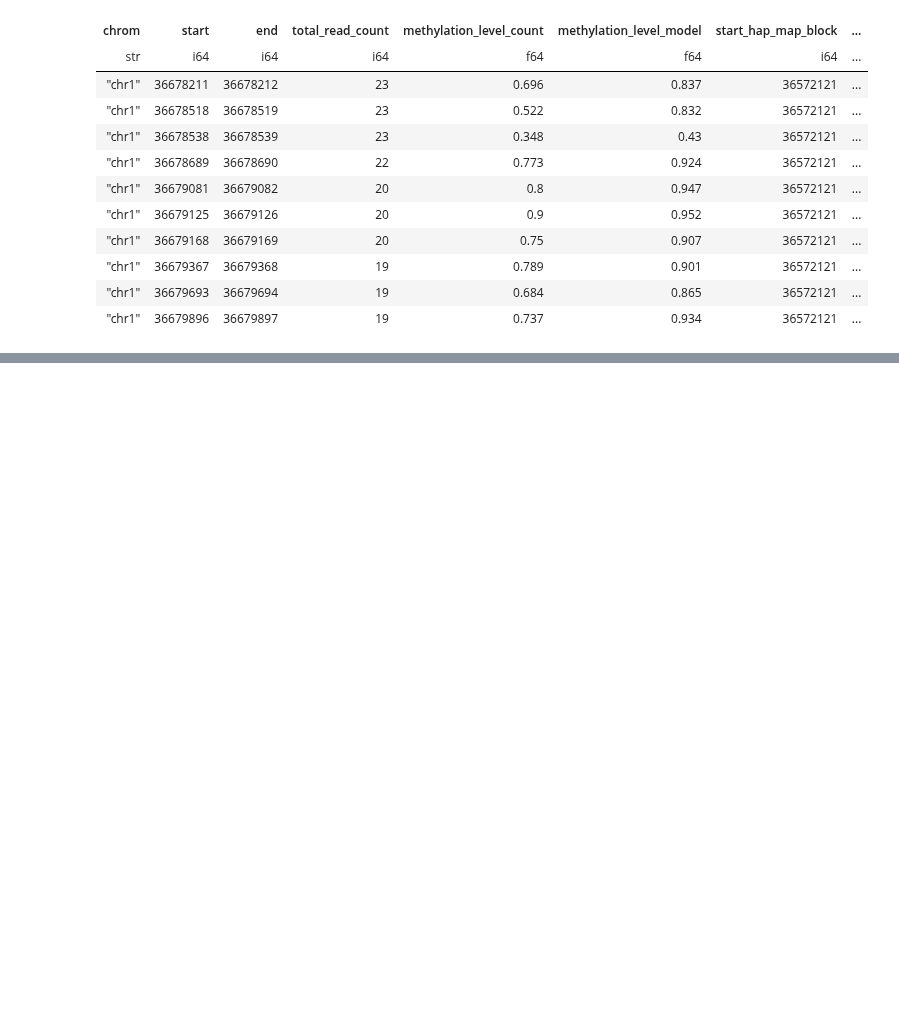
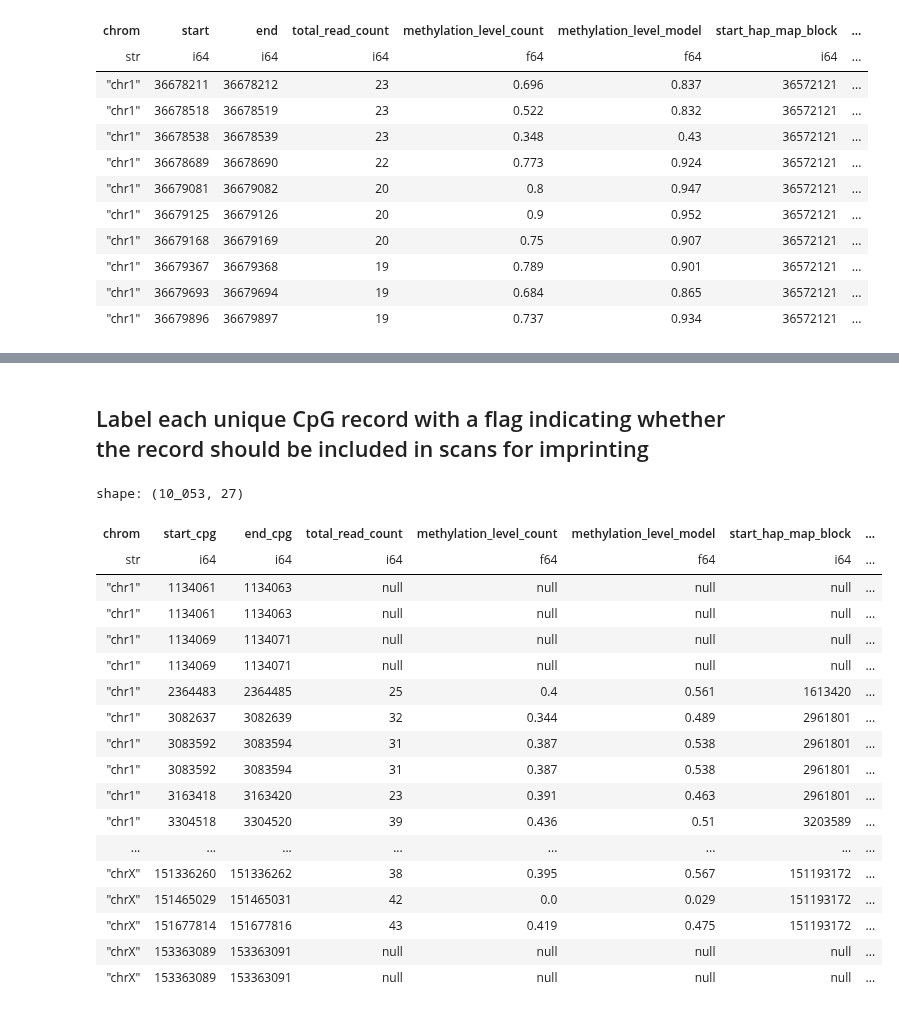
Before and after one commit to quinlan-lab/tapestry, a Jupyter notebook: src/expand_to_all_cpgs.200081.ipynb, the cells around one changed output, grey strips where cells are left out. Cells and saved outputs as stored; diff of their text form; code cells hidden in the pictures; blank space fills up the shorter version.

```diff
--- a/src/expand_to_all_cpgs.200081.ipynb
+++ b/src/expand_to_all_cpgs.200081.ipynb
@@ -351,0 +685,28 @@ Percentage of CpG sites (in reference and sample genomes, and on phasable chroms
+# %% [markdown]
+## Label each unique CpG record with a flag indicating whether the record should be included in scans for imprinting
+# %%
+importlib.reload(expand_to_all_cpgs)
+from expand_to_all_cpgs import label_with_imprinting_flag
+
+# TODO (Monday 24th of Nov)
+label_with_imprinting_flag(DF_METH_FOUNDER_PHASED_ALL_CPGS_WITH_VARIANT_LABEL).filter(pl.col("genotype") == "het").filter(pl.col("num_SNVs_overlapping_CG")==2)
+# %% [output]
+shape: (10_053, 27)
+| chrom | start_cpg | end_cpg | total_read_count | methylation_level_count | methylation_level_model | start_hap_map_block | ... |
+| str | i64 | i64 | i64 | f64 | f64 | i64 | ... |
+| "chr1" | 1134061 | 1134063 | null | null | null | null | ... |
+| "chr1" | 1134061 | 1134063 | null | null | null | null | ... |
+| "chr1" | 1134069 | 1134071 | null | null | null | null | ... |
+| "chr1" | 1134069 | 1134071 | null | null | null | null | ... |
+| "chr1" | 2364483 | 2364485 | 25 | 0.4 | 0.561 | 1613420 | ... |
+| "chr1" | 3082637 | 3082639 | 32 | 0.344 | 0.489 | 2961801 | ... |
+| "chr1" | 3083592 | 3083594 | 31 | 0.387 | 0.538 | 2961801 | ... |
+| "chr1" | 3083592 | 3083594 | 31 | 0.387 | 0.538 | 2961801 | ... |
+| "chr1" | 3163418 | 3163420 | 23 | 0.391 | 0.463 | 2961801 | ... |
+| "chr1" | 3304518 | 3304520 | 39 | 0.436 | 0.51 | 3203589 | ... |
+| ... | ... | ... | ... | ... | ... | ... | ... |
+| "chrX" | 151336260 | 151336262 | 38 | 0.395 | 0.567 | 151193172 | ... |
+| "chrX" | 151465029 | 151465031 | 42 | 0.0 | 0.029 | 151193172 | ... |
+| "chrX" | 151677814 | 151677816 | 43 | 0.419 | 0.475 | 151193172 | ... |
+| "chrX" | 153363089 | 153363091 | null | null | null | null | ... |
+| "chrX" | 153363089 | 153363091 | null | null | null | null | ... |
```
Also changed, not shown: parts of 38 cells of this notebook, 2 other files.
